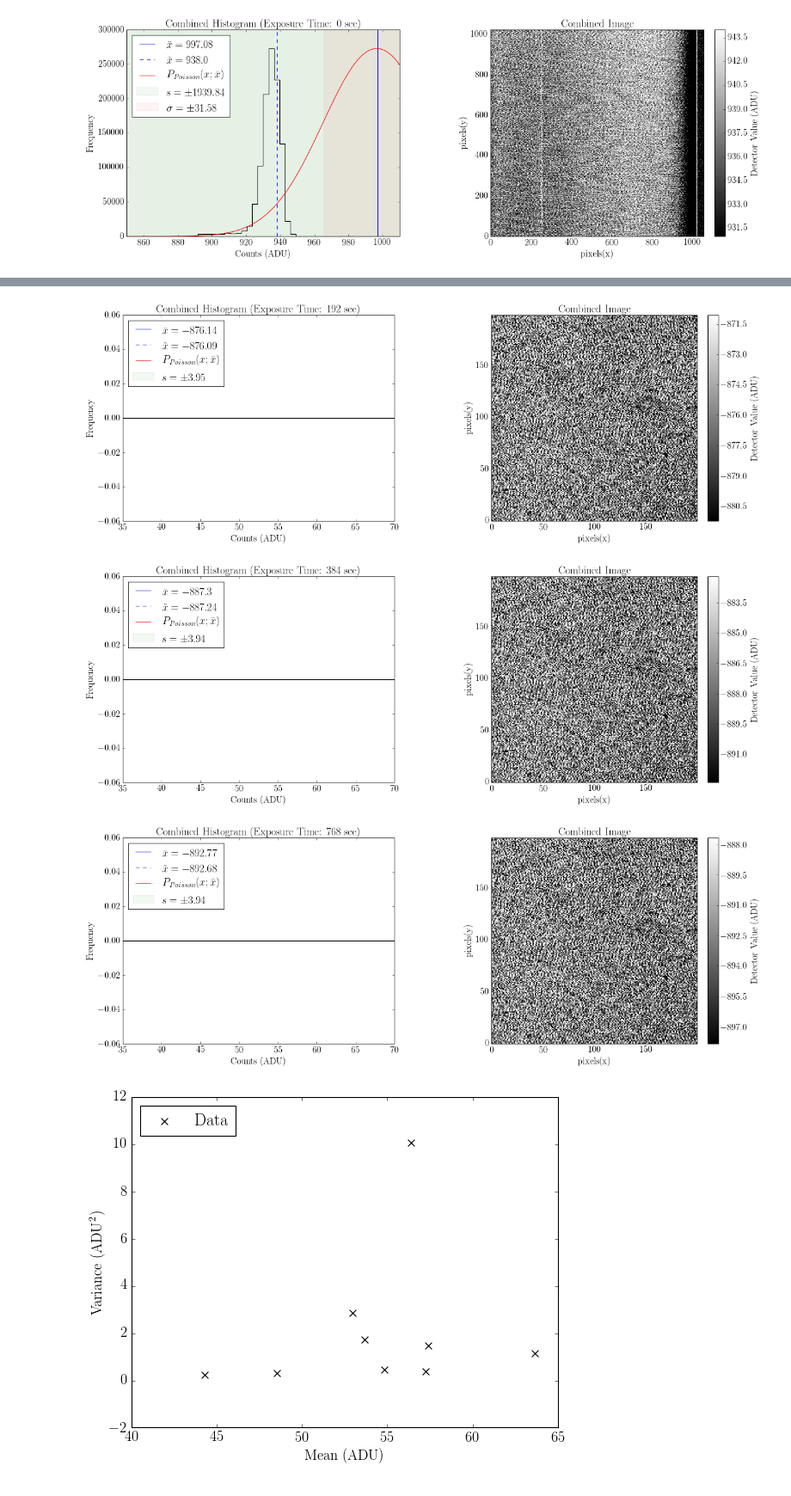
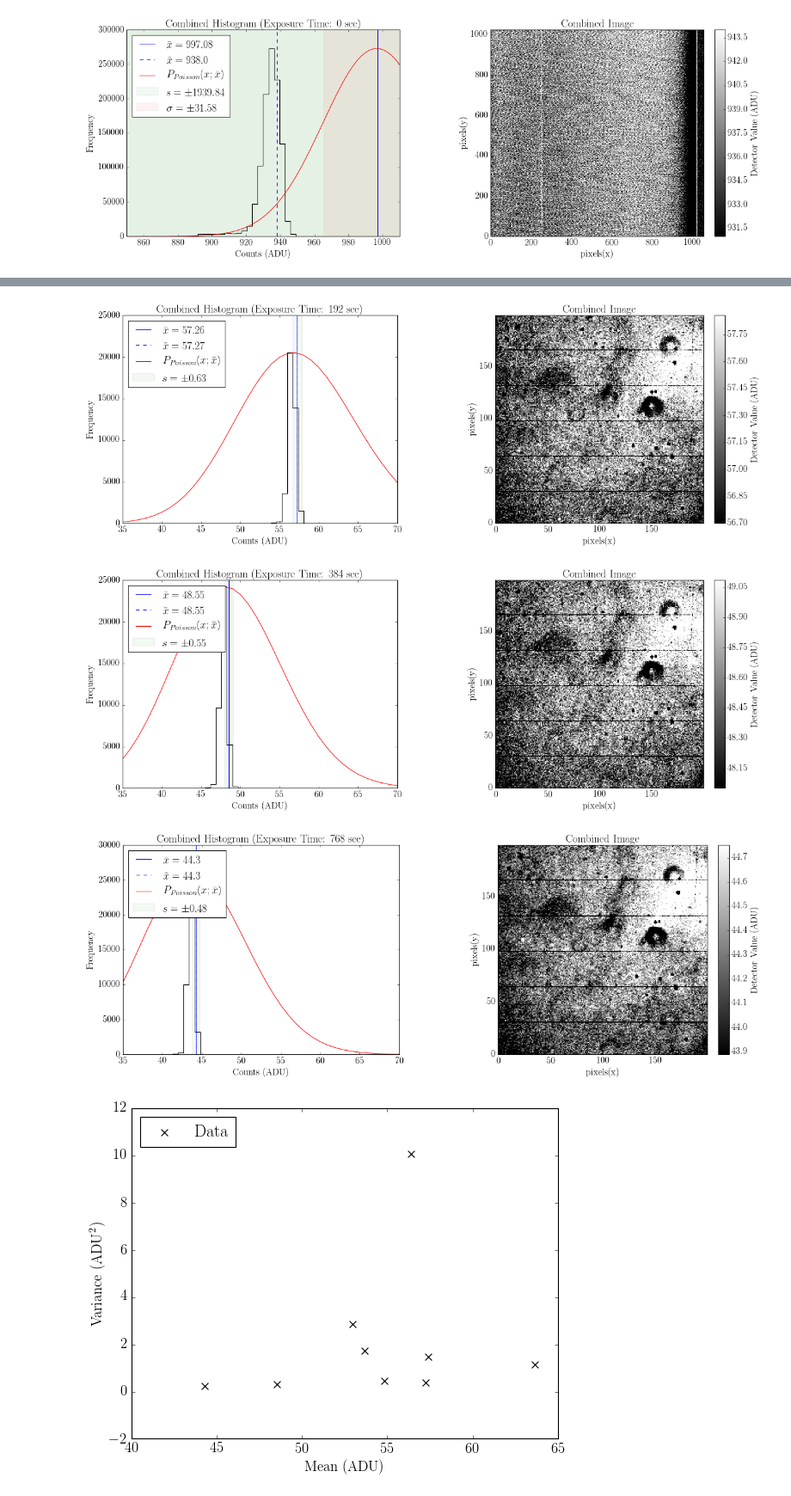
Before and after one commit to jbirky/photonCounting, a Jupyter notebook: analysis.ipynb, the cells around one changed output, grey strips where cells are left out. Shown at 86% size. Cells and saved outputs as stored; diff of their text form; code cells hidden in the pictures.

```diff
--- a/analysis.ipynb
+++ b/analysis.ipynb
@@ -227,9 +231,9 @@ for exp in exp_times:
     #Read frames, combine, and subtract combined bias frame
     array3D = readData('data/exp%s/'%(exp))
     #divide by exposure time
-    array2D = combineFrame(array3D)/exp - bias_2D
+    array2D = combineFrame(array3D) - bias_2D
 
-    array2D_cps = array2D
+    array2D_cps = array2D/exp
 
     #cut out safe part of image
     cut = Cutout2D(array2D_cps, (450,450), (200,200)).data
@@ -248,6 +252,6 @@ for exp in exp_times:
-[figure, old version]
+[figure, new version]
-[figure, old version]
+[figure, new version]
-[figure, old version]
+[figure, new version]
 # %%
 xbar = np.array([np.mean(f) for f in frames])
 s = np.array([np.std(f) for f in frames])
```
Also changed, not shown: parts of 3 cells of this notebook.
